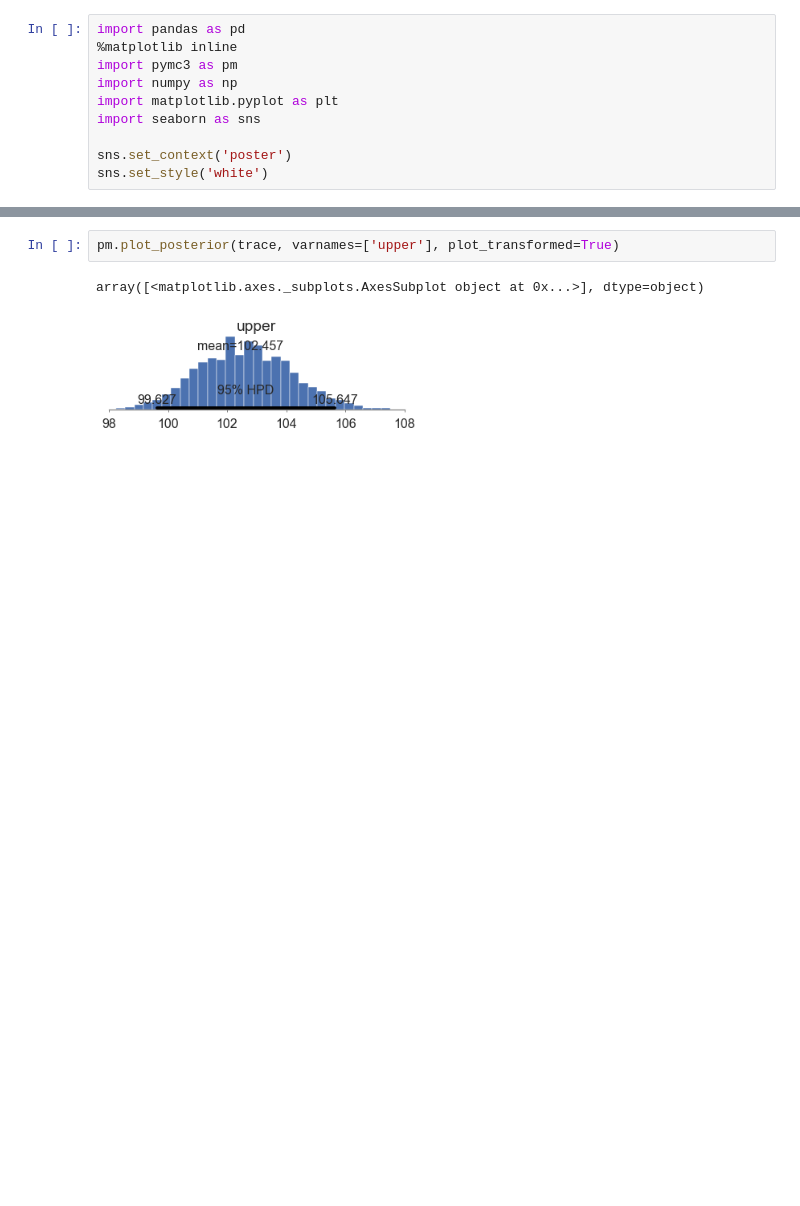
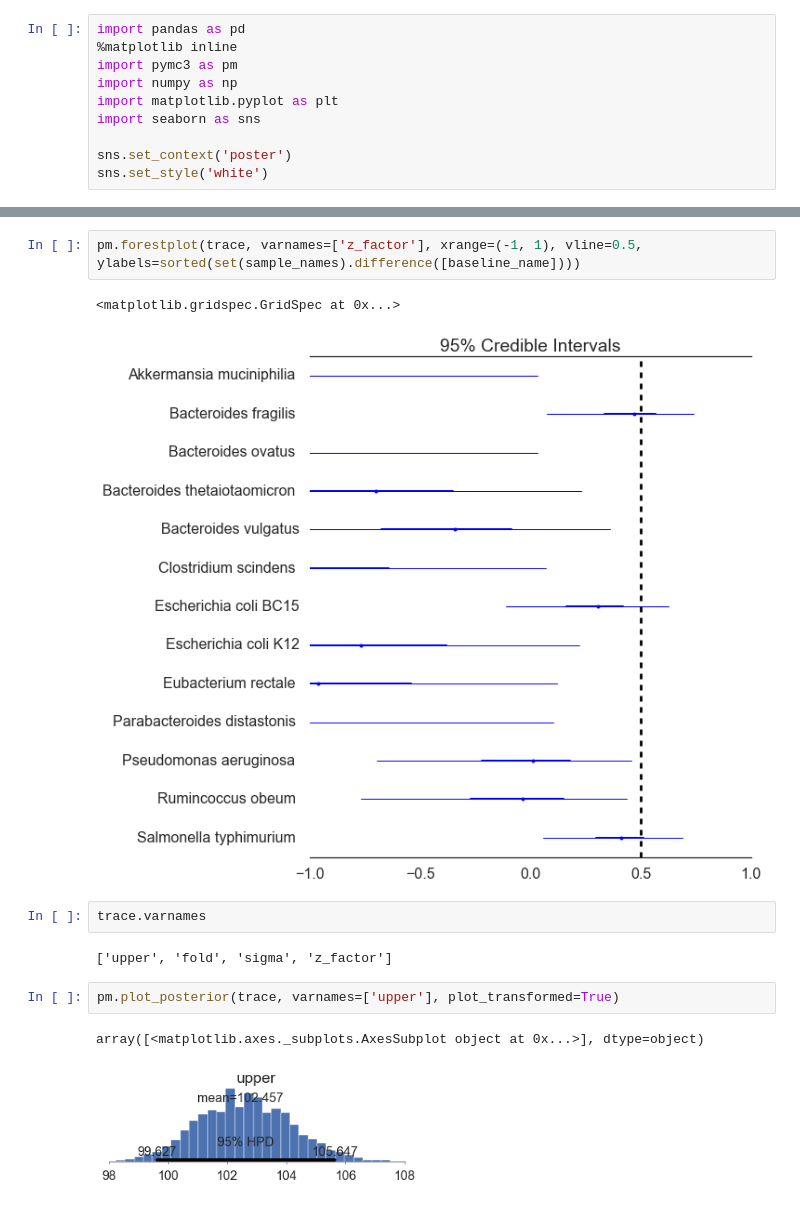
Before and after one commit to ericmjl/bayesian-measurement-paper, a Jupyter notebook: notebooks/bandoro.ipynb, the cells around one changed output, grey strips where cells are left out. Cells and saved outputs as stored; diff of their text form; blank space fills up the shorter version.

```diff
--- a/notebooks/bandoro.ipynb
+++ b/notebooks/bandoro.ipynb
@@ -113,3 +93,12 @@ plt.savefig('../figures/bandoro-microbiome-bayes.pdf', bbox_inches='tight')
+# %%
+pm.forestplot(trace, varnames=['z_factor'], xrange=(-1, 1), vline=0.5, ylabels=sorted(set(sample_names).difference([baseline_name])))
+# %% [output]
+<matplotlib.gridspec.GridSpec at 0x...>
+[figure, added]
+# %%
+trace.varnames
+# %% [output]
+['upper', 'fold', 'sigma', 'z_factor']
 # %%
 pm.plot_posterior(trace, varnames=['upper'], plot_transformed=True)
 # %% [output]
```
Also changed, not shown: parts of 8 cells of this notebook, 6 other files.
